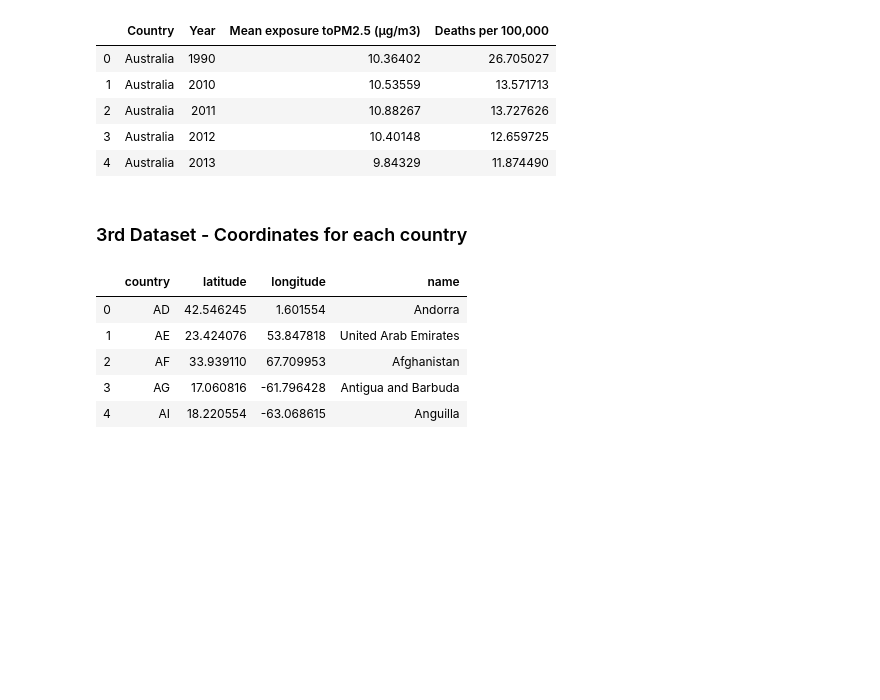
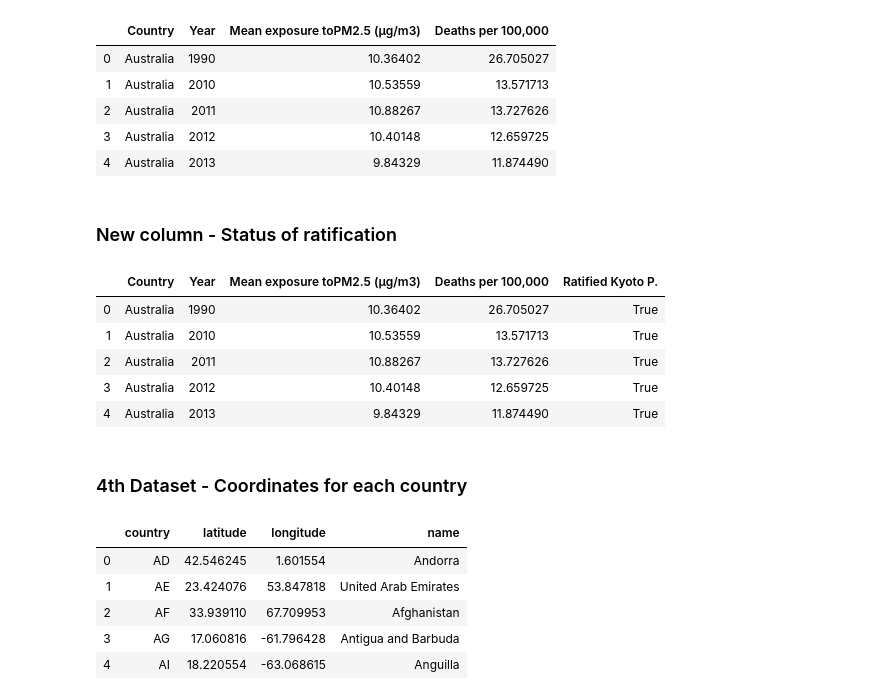
Before and after one commit to Alfred-DatAn/project_one, a Jupyter notebook: kyoto_protocol_world_performance_analysis.ipynb, the cells around one changed output. Saved outputs shown, nothing was run; the diff lists cells and outputs as text; code cells hidden in the pictures; blank space fills up the shorter version.

```diff
--- a/kyoto_protocol_world_performance_analysis.ipynb
+++ b/kyoto_protocol_world_performance_analysis.ipynb
@@ -182,3 +182,5 @@ air_poll.head()
 | 2 | Australia | 2011 | 10.88267 | 13.727626 |
 | 3 | Australia | 2012 | 10.40148 | 12.659725 |
 | 4 | Australia | 2013 | 9.84329 | 11.874490 |
+# %% [markdown]
+### New column - Status of ratification
@@ -185,5 +225,24 @@ air_poll.head()
+# %%
+#Add a column "Ratified" with the status of ratification of the Kyoto Protocol for each country
+#air_poll["Ratified Kyoto P."] = ""
+
+for index, row in air_poll.iterrows():
+    if row["Country"] in ratified_countries:
+        air_poll.loc[index, 'Ratified Kyoto P.'] = True
+
+    else:
+        air_poll.loc[index, 'Ratified Kyoto P.'] = False
+
+air_poll.head()
+# %% [output]
+|  | Country | Year | Mean exposure toPM2.5 (µg/m3) | Deaths per 100,000 | Ratified Kyoto P. |
+| 0 | Australia | 1990 | 10.36402 | 26.705027 | True |
+| 1 | Australia | 2010 | 10.53559 | 13.571713 | True |
+| 2 | Australia | 2011 | 10.88267 | 13.727626 | True |
+| 3 | Australia | 2012 | 10.40148 | 12.659725 | True |
+| 4 | Australia | 2013 | 9.84329 | 11.874490 | True |
 # %% [markdown]
-### 3rd Dataset - Coordinates for each country
+### 4th Dataset - Coordinates for each country
 # %%
 coords_raw = pd.read_csv("coords_country.csv")
 coords_raw.head()
```
Also changed, not shown: parts of 9 cells of this notebook.
